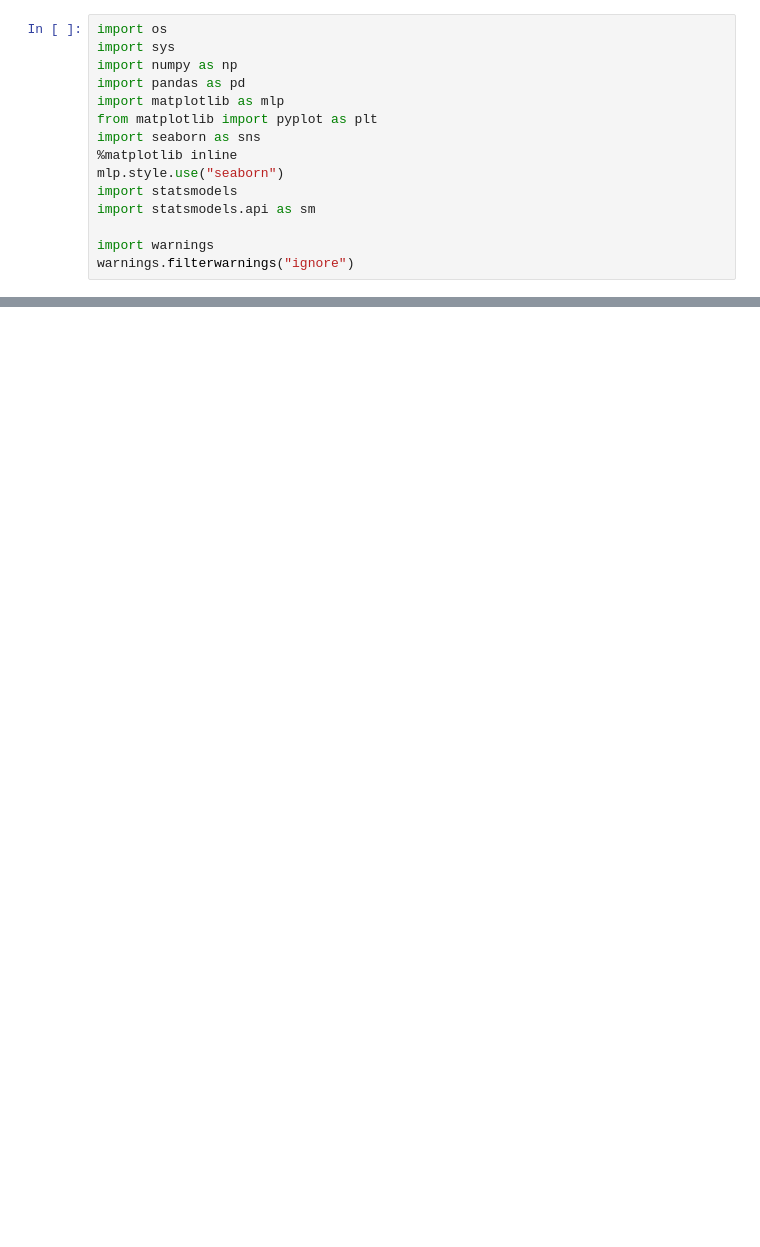
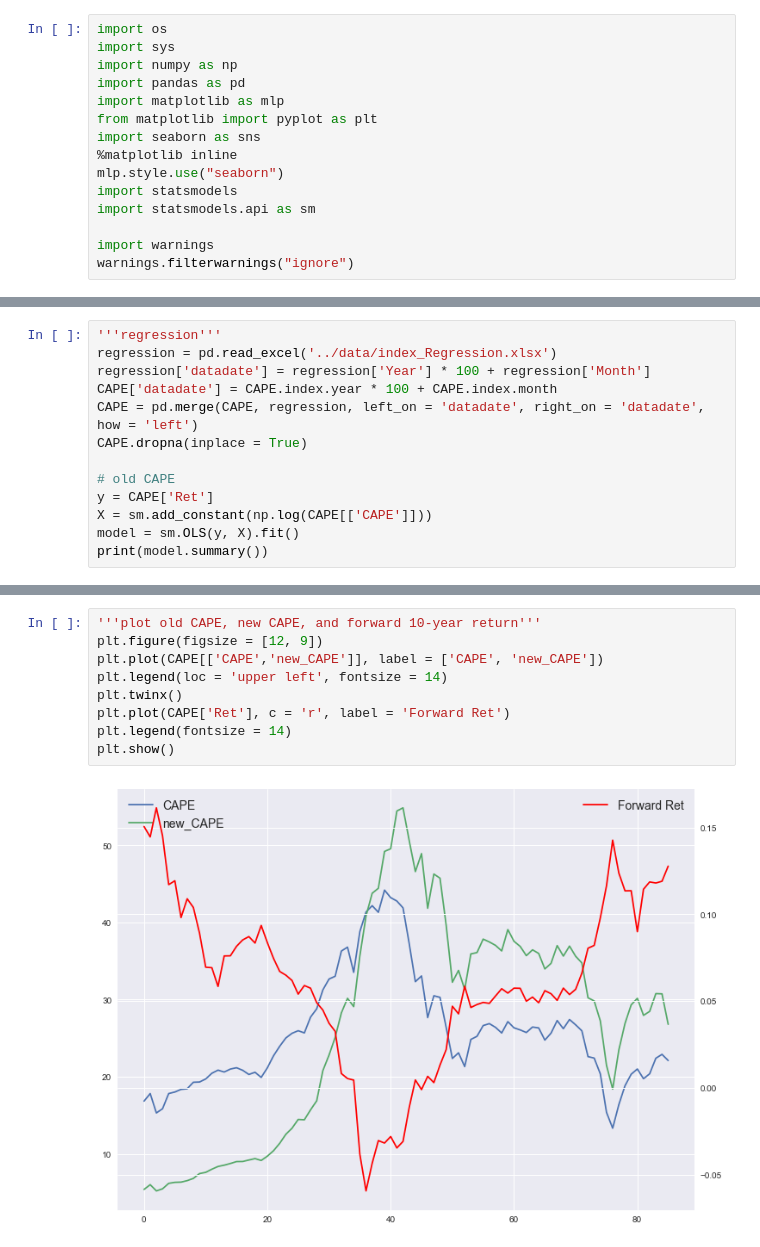
Before and after one commit to samsonq/Modifying-Shiller-CAPE-Ratio, a Jupyter notebook: notebooks/market index.ipynb, the cells around one changed output, grey strips where cells are left out. Saved outputs shown, nothing was run; the diff lists cells and outputs as text; blank space fills up the shorter version.

```diff
--- a/notebooks/market index.ipynb
+++ b/notebooks/market index.ipynb
@@ -35,0 +297,13 @@ Index(['Date', 'P', 'D', 'E', 'CPI', 'Fraction', 'Rate GS10', 'Price',
+# %%
+'''regression'''
+regression = pd.read_excel('../data/index_Regression.xlsx')
+regression['datadate'] = regression['Year'] * 100 + regression['Month']
+CAPE['datadate'] = CAPE.index.year * 100 + CAPE.index.month
+CAPE = pd.merge(CAPE, regression, left_on = 'datadate', right_on = 'datadate', how = 'left')
+CAPE.dropna(inplace = True)
+
+# old CAPE
+y = CAPE['Ret']
+X = sm.add_constant(np.log(CAPE[['CAPE']]))
+model = sm.OLS(y, X).fit()
+print(model.summary())
@@ -35,0 +352,11 @@ Index(['Date', 'P', 'D', 'E', 'CPI', 'Fraction', 'Rate GS10', 'Price',
+# %%
+'''plot old CAPE, new CAPE, and forward 10-year return'''
+plt.figure(figsize = [12, 9])
+plt.plot(CAPE[['CAPE','new_CAPE']], label = ['CAPE', 'new_CAPE'])
+plt.legend(loc = 'upper left', fontsize = 14)
+plt.twinx()
+plt.plot(CAPE['Ret'], c = 'r', label = 'Forward Ret')
+plt.legend(fontsize = 14)
+plt.show()
+# %% [output]
+[figure, added]
```
Also changed, not shown: parts of 17 cells of this notebook.
